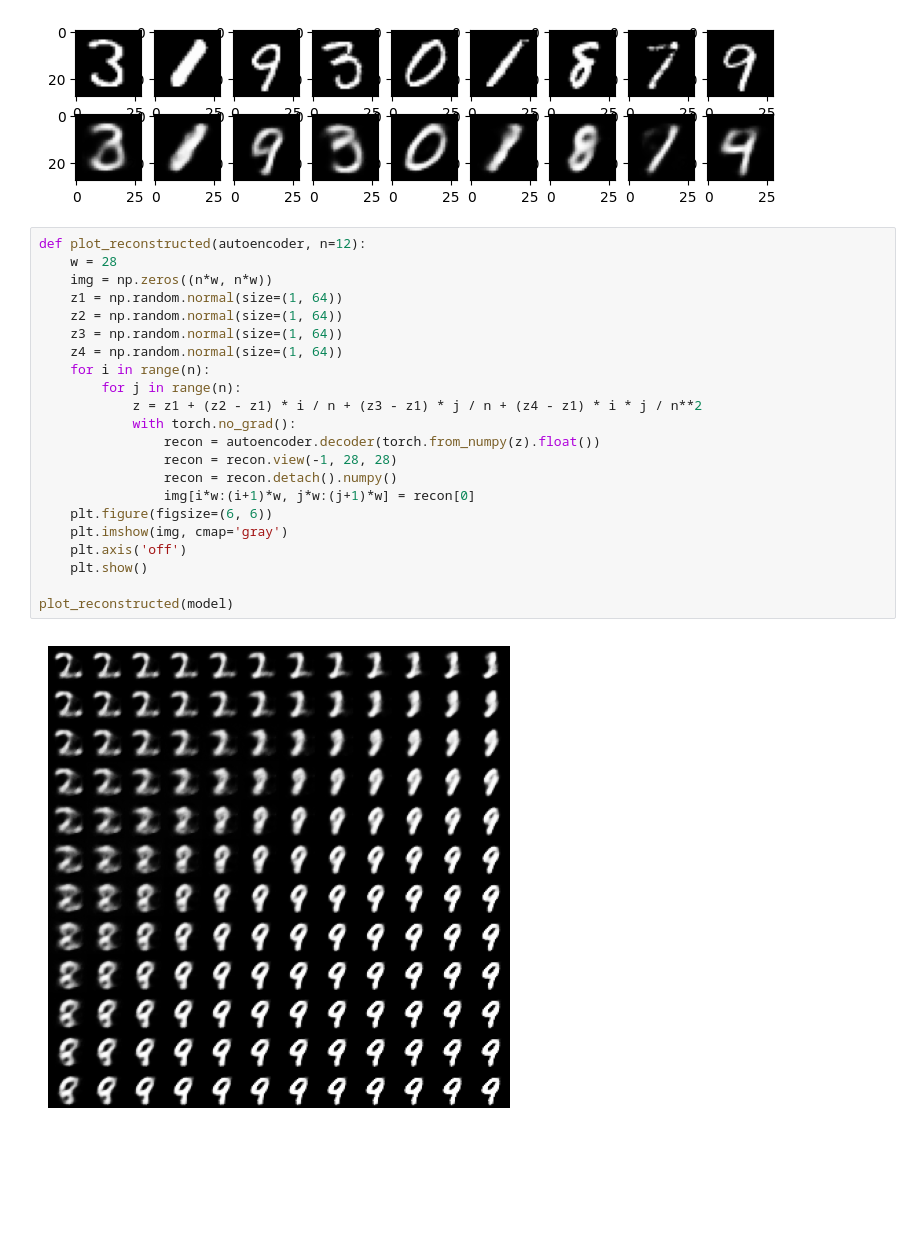
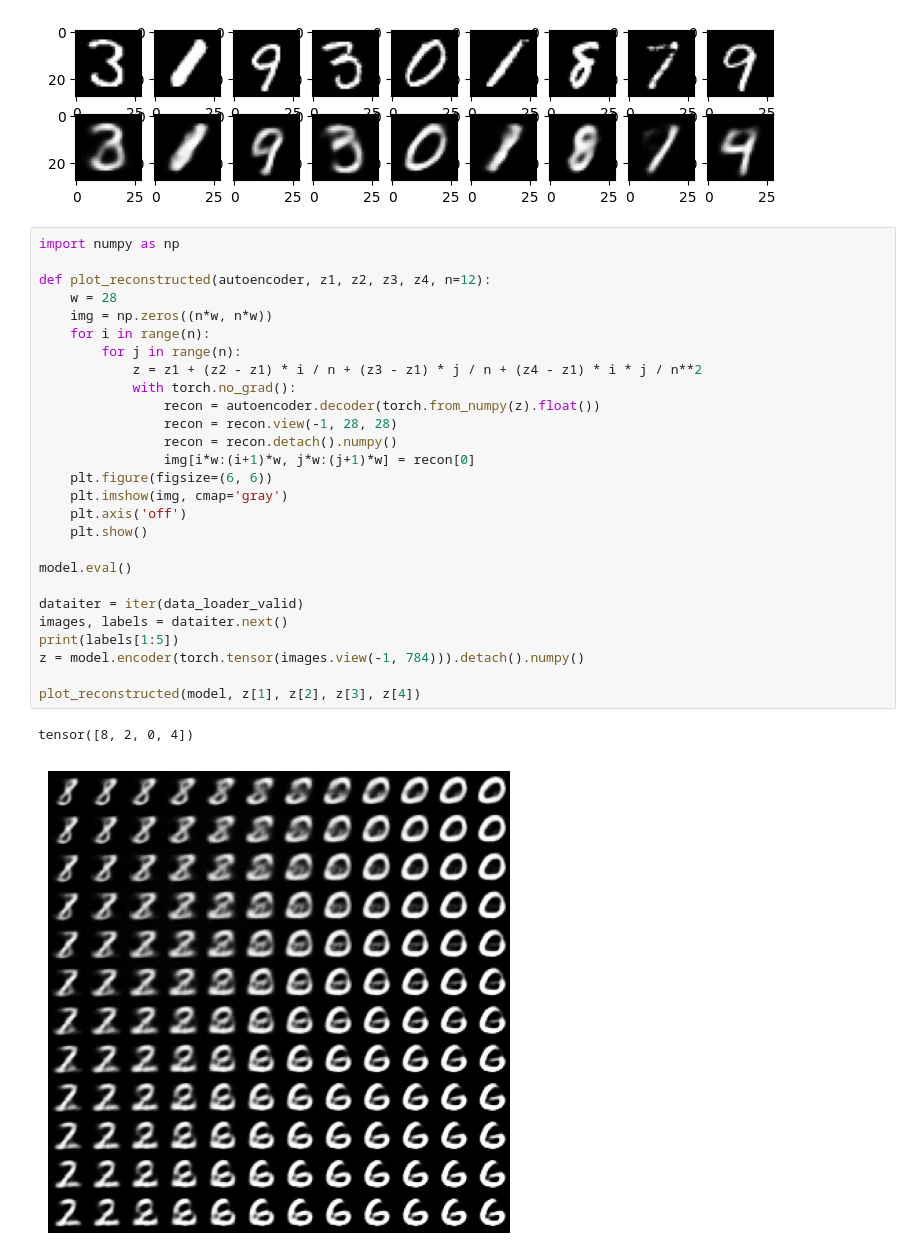
Before and after one commit to cayetanoguerra/cayetanoguerra.github.io, a Jupyter notebook: ia/nbpy/misc/nb-07-VAE.ipynb, the cells around one changed output. Cells and saved outputs as stored; diff of their text form; blank space fills up the shorter version.

```diff
--- a/ia/nbpy/misc/nb-07-VAE.ipynb
+++ b/ia/nbpy/misc/nb-07-VAE.ipynb
@@ -177,26 +177,32 @@ for i, img in enumerate(images[:9]):
 # %% [output]
 [figure]
 # %%
-def plot_reconstructed(autoencoder, n=12):
+import numpy as np
+
+def plot_reconstructed(autoencoder, z1, z2, z3, z4, n=12):
     w = 28
     img = np.zeros((n*w, n*w))
-    z1 = np.random.normal(size=(1, 64))
-    z2 = np.random.normal(size=(1, 64))
-    z3 = np.random.normal(size=(1, 64))
-    z4 = np.random.normal(size=(1, 64))
     for i in range(n):
         for j in range(n):
             z = z1 + (z2 - z1) * i / n + (z3 - z1) * j / n + (z4 - z1) * i * j / n**2
             with torch.no_grad():
                 recon = autoencoder.decoder(torch.from_numpy(z).float())
                 recon = recon.view(-1, 28, 28)
                 recon = recon.detach().numpy()
                 img[i*w:(i+1)*w, j*w:(j+1)*w] = recon[0]
     plt.figure(figsize=(6, 6))
     plt.imshow(img, cmap='gray')
     plt.axis('off')
     plt.show()
 
-plot_reconstructed(model)
+model.eval()
+
+dataiter = iter(data_loader_valid)
+images, labels = dataiter.next()
+print(labels[1:5])
+z = model.encoder(torch.tensor(images.view(-1, 784))).detach().numpy()
+
+plot_reconstructed(model, z[1], z[2], z[3], z[4])
 # %% [output]
+tensor([8, 2, 0, 4])
-[figure, old version]
+[figure, new version]
```
Also changed, not shown: parts of 2 cells of this notebook.
